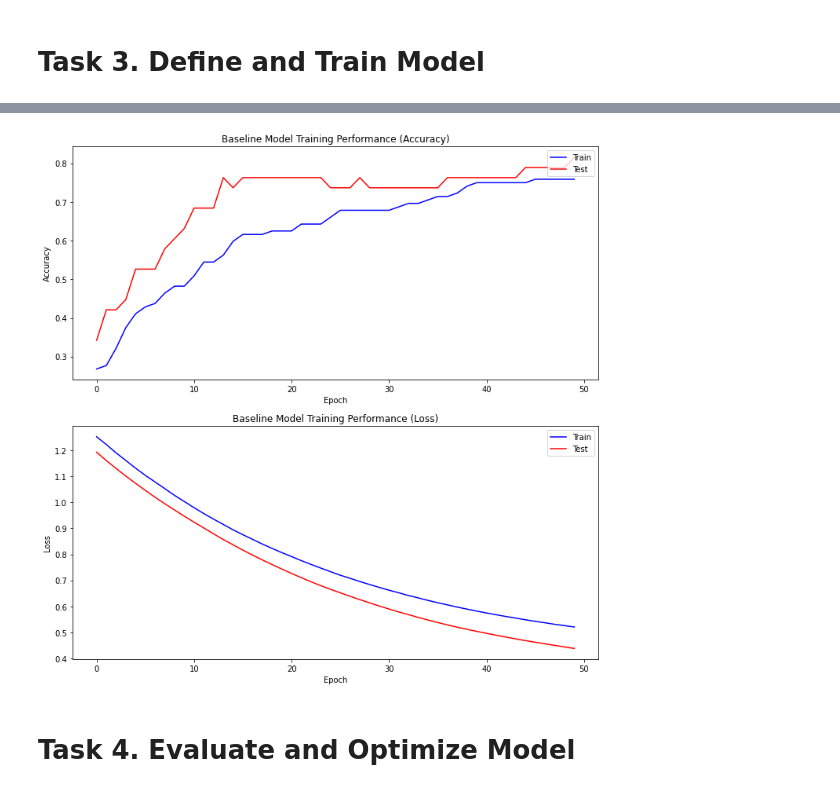
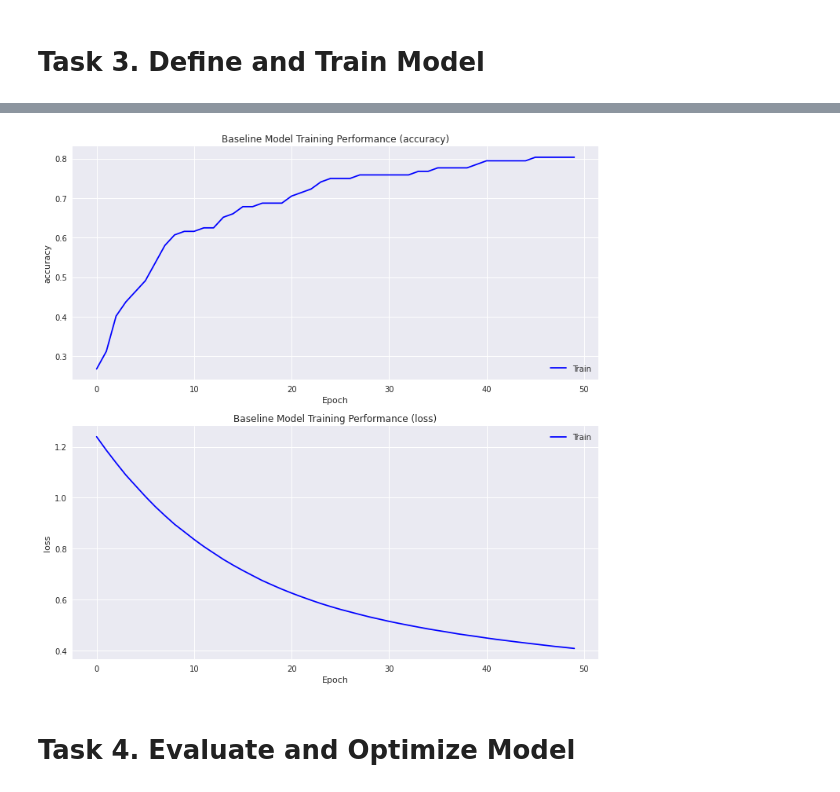
Before and after one commit to daines-analytics/deep-learning-projects, a Jupyter notebook: _py-project-templates/py_tensorflow_multiclass_tabular_data_example.ipynb, the cells around one changed output, grey strips where cells are left out. Cells and saved outputs as stored; diff of their text form; code cells hidden in the pictures.

```diff
--- a/_py-project-templates/py_tensorflow_multiclass_tabular_data_example.ipynb
+++ b/_py-project-templates/py_tensorflow_multiclass_tabular_data_example.ipynb
@@ -295,0 +334,6 @@ plt.rcParams["figure.figsize"] = fig_size
+# %%
+# Apply feature scaling and transformation
+print('Columns to scale are:', columns_to_scale)
+scaler = preprocessing.StandardScaler()
+X_original[columns_to_scale] = scaler.fit_transform(X_original[columns_to_scale])
+print(X_original.head())
@@ -308,7 +353,0 @@ print(tobe_transformed_cols)
-# %%
-# Apply feature scaling and transformation
-# X_original = X_original.astype(float)
-scaler = preprocessing.StandardScaler()
-X_original[tobe_transformed_cols] = scaler.fit_transform(X_original[tobe_transformed_cols])
-
-X_original.head(-10)
@@ -367,15 +388,14 @@ print(y_encoded)
 # %%
 X_encoded = X_original.to_numpy()
 if (splitDataset):
-    X_train, X_test, y_train, y_test = train_test_split(X_encoded, y_encoded, test_size=splitPercentage,
-                                                        stratify=y_encoded, random_state=seedNum)
+    X_train, X_validation, y_train, y_validation = train_test_split(X_encoded, y_encoded, test_size=splitPercentage, stratify=y_encoded, random_state=seedNum)
 else:
     X_train, y_train = X_encoded, y_encoded
-    X_test, y_test = X_encoded, y_encoded
+    X_validation, y_validation = X_encoded, y_encoded
 print("X_train.shape: {} X_train.type: {}".format(X_train.shape, type(X_train)))
 print("y_train.shape: {} y_train.type: {}".format(y_train.shape, type(y_train)))
-print("X_test.shape: {} X_test.type: {}".format(X_test.shape, type(X_test)))
-print("y_test.shape: {} y_test.type: {}".format(y_test.shape, type(y_test)))
+print("X_validation.shape: {} X_validation.type: {}".format(X_validation.shape, type(X_validation)))
+print("y_validation.shape: {} y_validation.type: {}".format(y_validation.shape, type(y_validation)))
 # %% [output]
 X_train.shape: (112, 4) X_train.type: <class 'numpy.ndarray'>
 y_train.shape: (112, 3) y_train.type: <class 'numpy.ndarray'>
@@ -401,7 +421,6 @@ startTimeModule = datetime.now()
 # Initialize the baseline model
 reset_random(seedNum)
 baseline_model = create_default_model()
-baseline_hist = baseline_model.fit(X_train, y_train, epochs=default_epoch, batch_size=default_batch,
-                                   validation_data=(X_test, y_test), verbose=1)
+baseline_hist = baseline_model.fit(X_train, y_train, epochs=default_epoch, batch_size=default_batch, verbose=1)
 print('Total time for model fitting:', (datetime.now() - startTimeModule))
 # %% [output]
@@ -425,21 +444,19 @@ Total time for model fitting: 0:00:02.740890
 # %%
 # Summarize model training hisotry
 fig, axs = plt.subplots(2, 1, figsize=(12,12))
 plt.subplot(211)
-plt.plot(baseline_hist.history['accuracy'], color='blue', label='train')
-plt.plot(baseline_hist.history['val_accuracy'], color='red', label='test')
-plt.title('Baseline Model Training Performance (Accuracy)')
-plt.ylabel('Accuracy')
+plt.plot(baseline_hist.history[train_metric], color='blue', label='train')
+plt.title('Baseline Model Training Performance (%s)' % (train_metric))
+plt.ylabel(train_metric)
 plt.xlabel('Epoch')
-plt.legend(['Train', 'Test'], loc='upper right')
+plt.legend(['Train'], loc='lower right')
 plt.subplot(212)
-plt.plot(baseline_hist.history['loss'], color='blue', label='train')
-plt.plot(baseline_hist.history['val_loss'], color='red', label='test')
-plt.title('Baseline Model Training Performance (Loss)')
-plt.ylabel('Loss')
+plt.plot(baseline_hist.history[train_loss], color='blue', label='train')
+plt.title('Baseline Model Training Performance (%s)' % (train_loss))
+plt.ylabel(train_loss)
 plt.xlabel('Epoch')
-plt.legend(['Train', 'Test'], loc='upper right')
+plt.legend(['Train'], loc='upper right')
 plt.show()
 # %% [output]
-[figure, old version]
+[figure, new version]
 # %%
```
Also changed, not shown: parts of 38 cells of this notebook, 4 other files.
